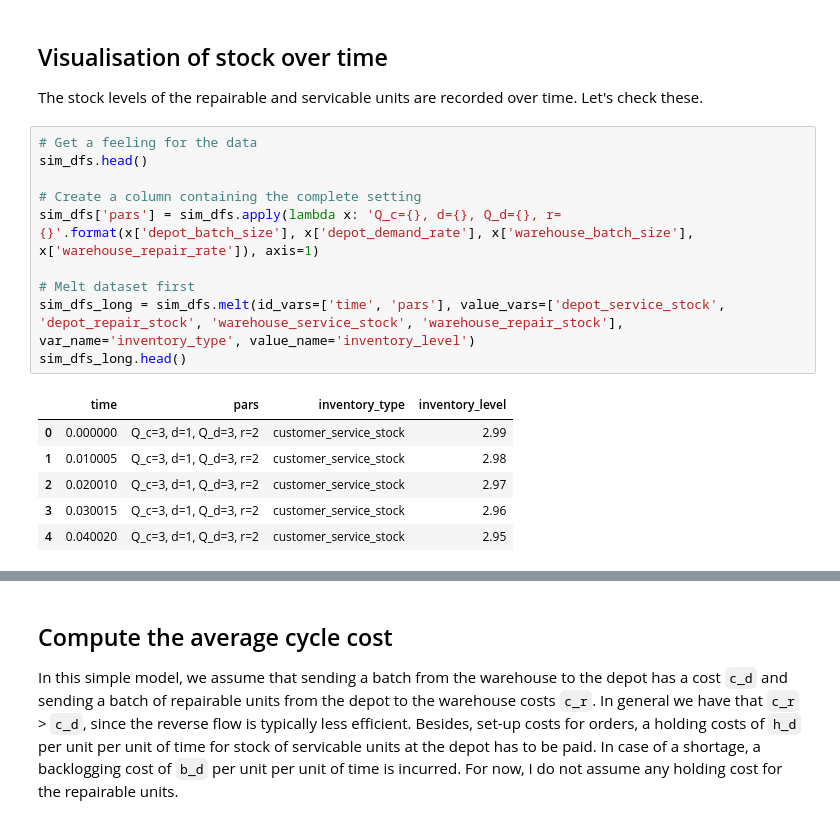
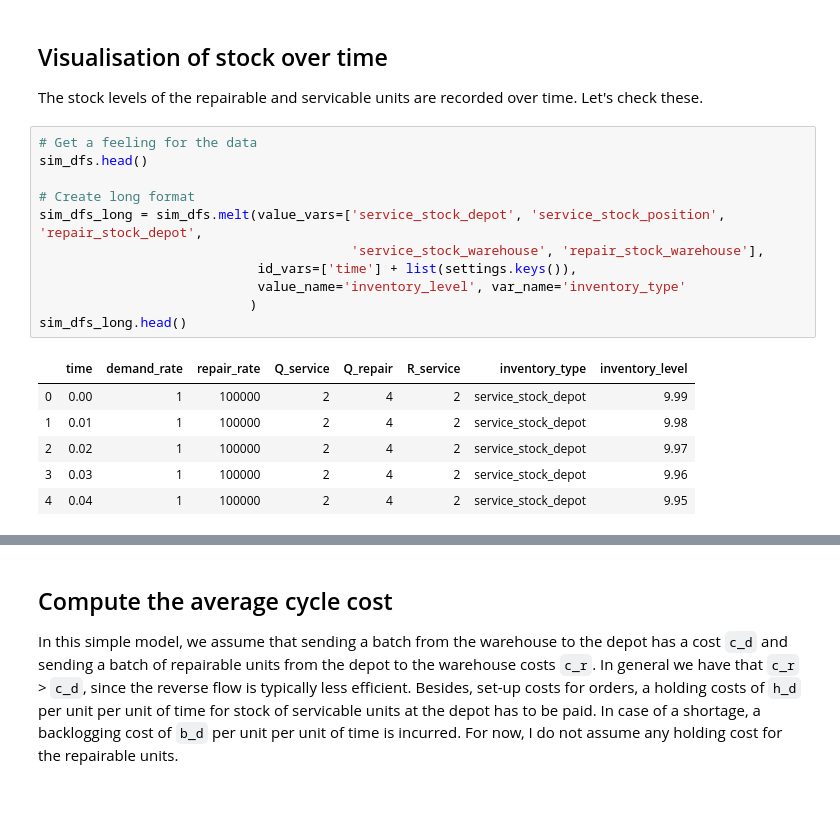
Before and after one commit to markkvdb/Simple-RL-Simulation, a Jupyter notebook: notebooks/First-Simulation-Try.ipynb, the cells around one changed output, grey strips where cells are left out. Saved outputs shown, nothing was run; the diff lists cells and outputs as text.

```diff
--- a/notebooks/First-Simulation-Try.ipynb
+++ b/notebooks/First-Simulation-Try.ipynb
@@ -66,20 +65,21 @@ for depot_batch in depot_batch_sizes:
 ## Visualisation of stock over time
 
 The stock levels of the repairable and servicable units are recorded over time. Let's check these.
-# %%
-# Get a feeling for the data
-sim_dfs.head()
-
-# Create a column containing the complete setting
-sim_dfs['pars'] = sim_dfs.apply(lambda x: 'Q_c={}, d={}, Q_d={}, r={}'.format(x['depot_batch_size'], x['depot_demand_rate'], x['warehouse_batch_size'], x['warehouse_repair_rate']), axis=1)
-
-# Melt dataset first
-sim_dfs_long = sim_dfs.melt(id_vars=['time', 'pars'], value_vars=['depot_service_stock', 'depot_repair_stock', 'warehouse_service_stock', 'warehouse_repair_stock'], var_name='inventory_type', value_name='inventory_level')
-sim_dfs_long.head()
-# %% [output]
-|  | time | pars | inventory_type | inventory_level |
-| 0 | 0.000000 | Q_c=3, d=1, Q_d=3, r=2 | customer_service_stock | 2.99 |
-| 1 | 0.010005 | Q_c=3, d=1, Q_d=3, r=2 | customer_service_stock | 2.98 |
-| 2 | 0.020010 | Q_c=3, d=1, Q_d=3, r=2 | customer_service_stock | 2.97 |
-| 3 | 0.030015 | Q_c=3, d=1, Q_d=3, r=2 | customer_service_stock | 2.96 |
-| 4 | 0.040020 | Q_c=3, d=1, Q_d=3, r=2 | customer_service_stock | 2.95 |
+# %%
+# Get a feeling for the data
+sim_dfs.head()
+
+# Create long format
+sim_dfs_long = sim_dfs.melt(value_vars=['service_stock_depot', 'service_stock_position', 'repair_stock_depot',
+                                        'service_stock_warehouse', 'repair_stock_warehouse'],
+                            id_vars=['time'] + list(settings.keys()),
+                            value_name='inventory_level', var_name='inventory_type'
+                           )
+sim_dfs_long.head()
+# %% [output]
+|  | time | demand_rate | repair_rate | Q_service | Q_repair | R_service | inventory_type | inventory_level |
+| 0 | 0.00 | 1 | 100000 | 2 | 4 | 2 | service_stock_depot | 9.99 |
+| 1 | 0.01 | 1 | 100000 | 2 | 4 | 2 | service_stock_depot | 9.98 |
+| 2 | 0.02 | 1 | 100000 | 2 | 4 | 2 | service_stock_depot | 9.97 |
+| 3 | 0.03 | 1 | 100000 | 2 | 4 | 2 | service_stock_depot | 9.96 |
+| 4 | 0.04 | 1 | 100000 | 2 | 4 | 2 | service_stock_depot | 9.95 |
```
Also changed, not shown: parts of 5 cells of this notebook, 5 other files.
